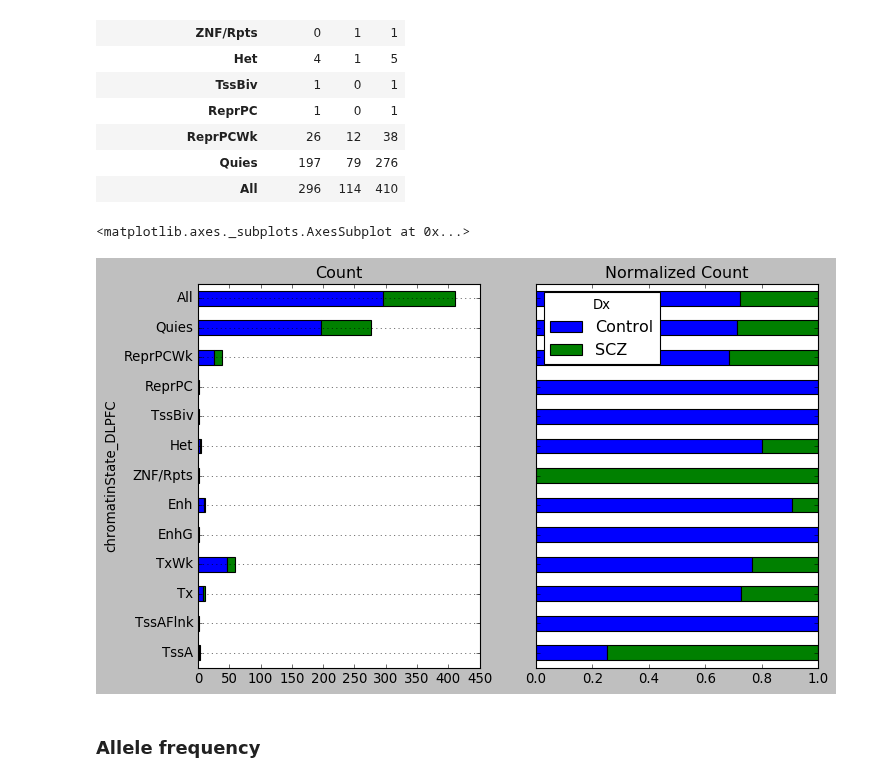
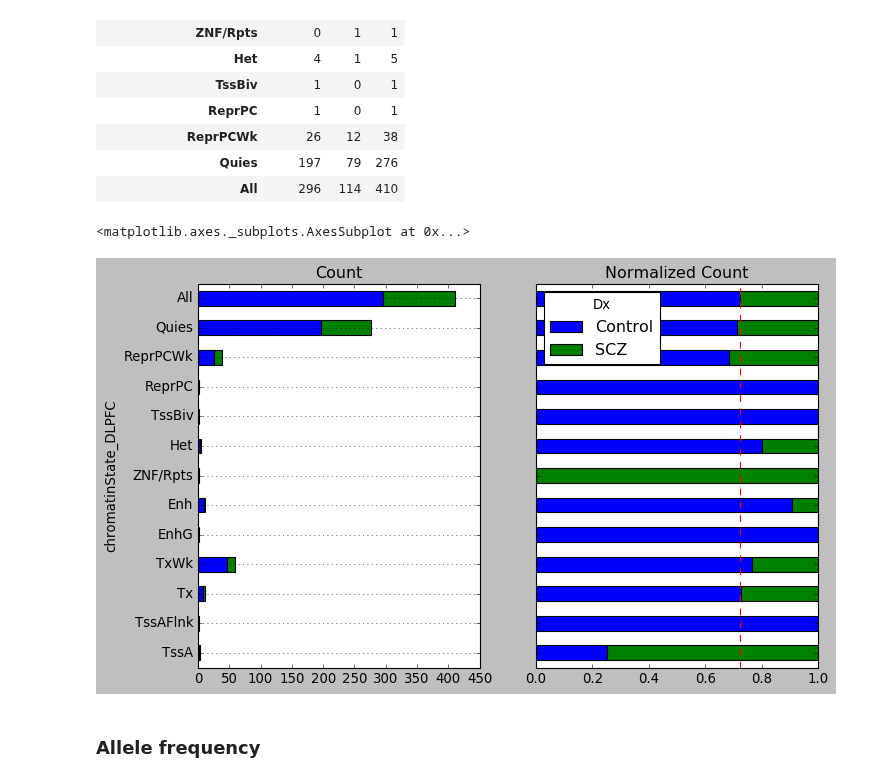
Before and after one commit to attilagk/BSM-research, a Jupyter notebook: notebook/2020-06-10-chromatin-state/2020-06-10-chromatin-state.ipynb, the cells around one changed output. Saved outputs shown, nothing was run; the diff lists cells and outputs as text; code cells hidden in the pictures.

```diff
--- a/notebook/2020-06-10-chromatin-state/2020-06-10-chromatin-state.ipynb
+++ b/notebook/2020-06-10-chromatin-state/2020-06-10-chromatin-state.ipynb
@@ -77,12 +120,13 @@ plt.style.use('classic')
 # %%
 state_Dx_norm = pd.crosstab(calls['chromatinState_DLPFC'], calls['Dx'], normalize='index', margins=True)
 fig, ax = plt.subplots(1, 2, sharey=True, figsize=(10, 6))
 state_Dx[['Control', 'SCZ']].plot.barh(stacked=True, ax=ax[0], legend=False, title='Count')
 ax[0].grid(True, axis='y')
+ax[1].vlines(state_Dx_norm.loc['All', 'Control'], *ax[1].get_ylim(), colors='red', linestyles='dashed')
 state_Dx_norm.plot.barh(stacked=True, ax=ax[1], title='Normalized Count')
 # %% [output]
 <matplotlib.axes._subplots.AxesSubplot at 0x...>
-[figure, old version]
+[figure, new version]
 # %% [markdown]
 ### Allele frequency
 # %%
```
Also changed, not shown: parts of 17 cells of this notebook, 2 other files.
